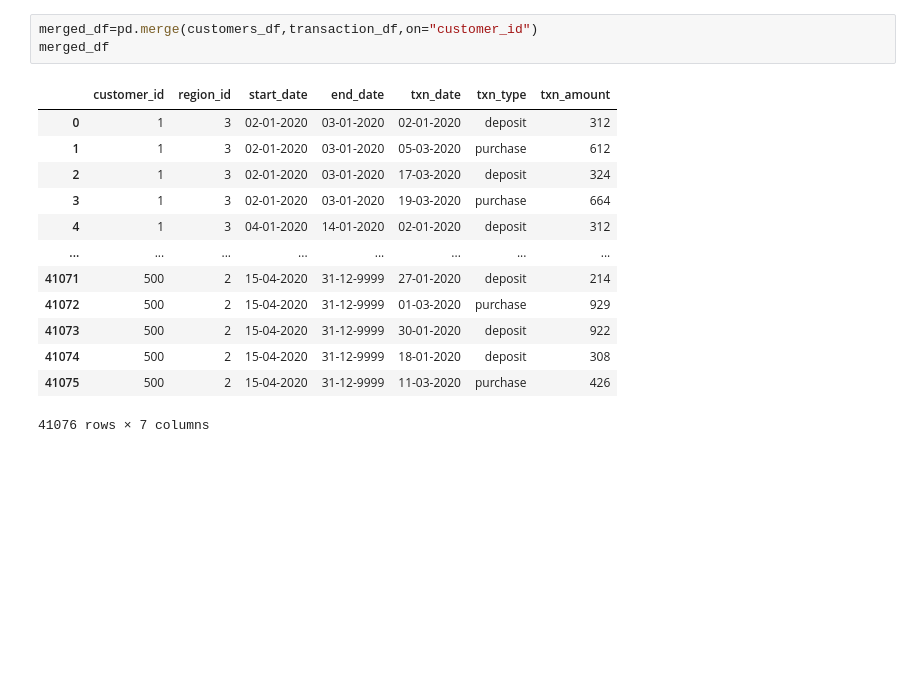
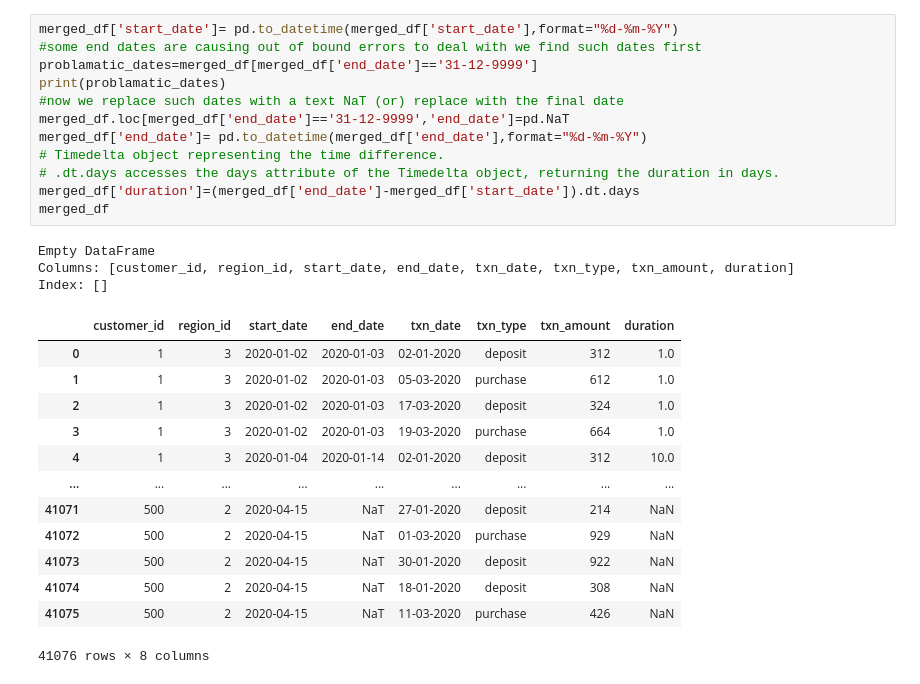
Before and after one commit to ESSPRADEEP3000/AI_intership, a Jupyter notebook: task4.ipynb, the cells around one changed output. Saved outputs shown, nothing was run; the diff lists cells and outputs as text; blank space fills up the shorter version.

```diff
--- a/task4.ipynb
+++ b/task4.ipynb
@@ -8,20 +24,32 @@ transaction_df=pd.read_csv('/content/drive/MyDrive/internship/Transaction.csv')
-# %%
-merged_df=pd.merge(customers_df,transaction_df,on="customer_id")
-merged_df
-# %% [output]
-|  | customer_id | region_id | start_date | end_date | txn_date | txn_type | txn_amount |
-| 0 | 1 | 3 | 02-01-2020 | 03-01-2020 | 02-01-2020 | deposit | 312 |
-| 1 | 1 | 3 | 02-01-2020 | 03-01-2020 | 05-03-2020 | purchase | 612 |
-| 2 | 1 | 3 | 02-01-2020 | 03-01-2020 | 17-03-2020 | deposit | 324 |
-| 3 | 1 | 3 | 02-01-2020 | 03-01-2020 | 19-03-2020 | purchase | 664 |
-| 4 | 1 | 3 | 04-01-2020 | 14-01-2020 | 02-01-2020 | deposit | 312 |
-| ... | ... | ... | ... | ... | ... | ... | ... |
-| 41071 | 500 | 2 | 15-04-2020 | 31-12-9999 | 27-01-2020 | deposit | 214 |
-| 41072 | 500 | 2 | 15-04-2020 | 31-12-9999 | 01-03-2020 | purchase | 929 |
-| 41073 | 500 | 2 | 15-04-2020 | 31-12-9999 | 30-01-2020 | deposit | 922 |
-| 41074 | 500 | 2 | 15-04-2020 | 31-12-9999 | 18-01-2020 | deposit | 308 |
-| 41075 | 500 | 2 | 15-04-2020 | 31-12-9999 | 11-03-2020 | purchase | 426 |
-41076 rows × 7 columns
+# %%
+merged_df['start_date']= pd.to_datetime(merged_df['start_date'],format="%d-%m-%Y")
+#some end dates are causing out of bound errors to deal with we find such dates first
+problamatic_dates=merged_df[merged_df['end_date']=='31-12-9999']
+print(problamatic_dates)
+#now we replace such dates with a text NaT (or) replace with the final date
+merged_df.loc[merged_df['end_date']=='31-12-9999','end_date']=pd.NaT
+merged_df['end_date']= pd.to_datetime(merged_df['end_date'],format="%d-%m-%Y")
+# Timedelta object representing the time difference.
+# .dt.days accesses the days attribute of the Timedelta object, returning the duration in days.
+merged_df['duration']=(merged_df['end_date']-merged_df['start_date']).dt.days
+merged_df
+# %% [output]
+Empty DataFrame
+Columns: [customer_id, region_id, start_date, end_date, txn_date, txn_type, txn_amount, duration]
+Index: []
+|  | customer_id | region_id | start_date | end_date | txn_date | txn_type | txn_amount | duration |
+| 0 | 1 | 3 | 2020-01-02 | 2020-01-03 | 02-01-2020 | deposit | 312 | 1.0 |
+| 1 | 1 | 3 | 2020-01-02 | 2020-01-03 | 05-03-2020 | purchase | 612 | 1.0 |
+| 2 | 1 | 3 | 2020-01-02 | 2020-01-03 | 17-03-2020 | deposit | 324 | 1.0 |
+| 3 | 1 | 3 | 2020-01-02 | 2020-01-03 | 19-03-2020 | purchase | 664 | 1.0 |
+| 4 | 1 | 3 | 2020-01-04 | 2020-01-14 | 02-01-2020 | deposit | 312 | 10.0 |
+| ... | ... | ... | ... | ... | ... | ... | ... | ... |
+| 41071 | 500 | 2 | 2020-04-15 | NaT | 27-01-2020 | deposit | 214 | NaN |
+| 41072 | 500 | 2 | 2020-04-15 | NaT | 01-03-2020 | purchase | 929 | NaN |
+| 41073 | 500 | 2 | 2020-04-15 | NaT | 30-01-2020 | deposit | 922 | NaN |
+| 41074 | 500 | 2 | 2020-04-15 | NaT | 18-01-2020 | deposit | 308 | NaN |
+| 41075 | 500 | 2 | 2020-04-15 | NaT | 11-03-2020 | purchase | 426 | NaN |
+41076 rows × 8 columns
 # %%
 merged_df.drop_duplicates(inplace=True)
 merged_df
```
Also changed, not shown: parts of 2 cells of this notebook.
